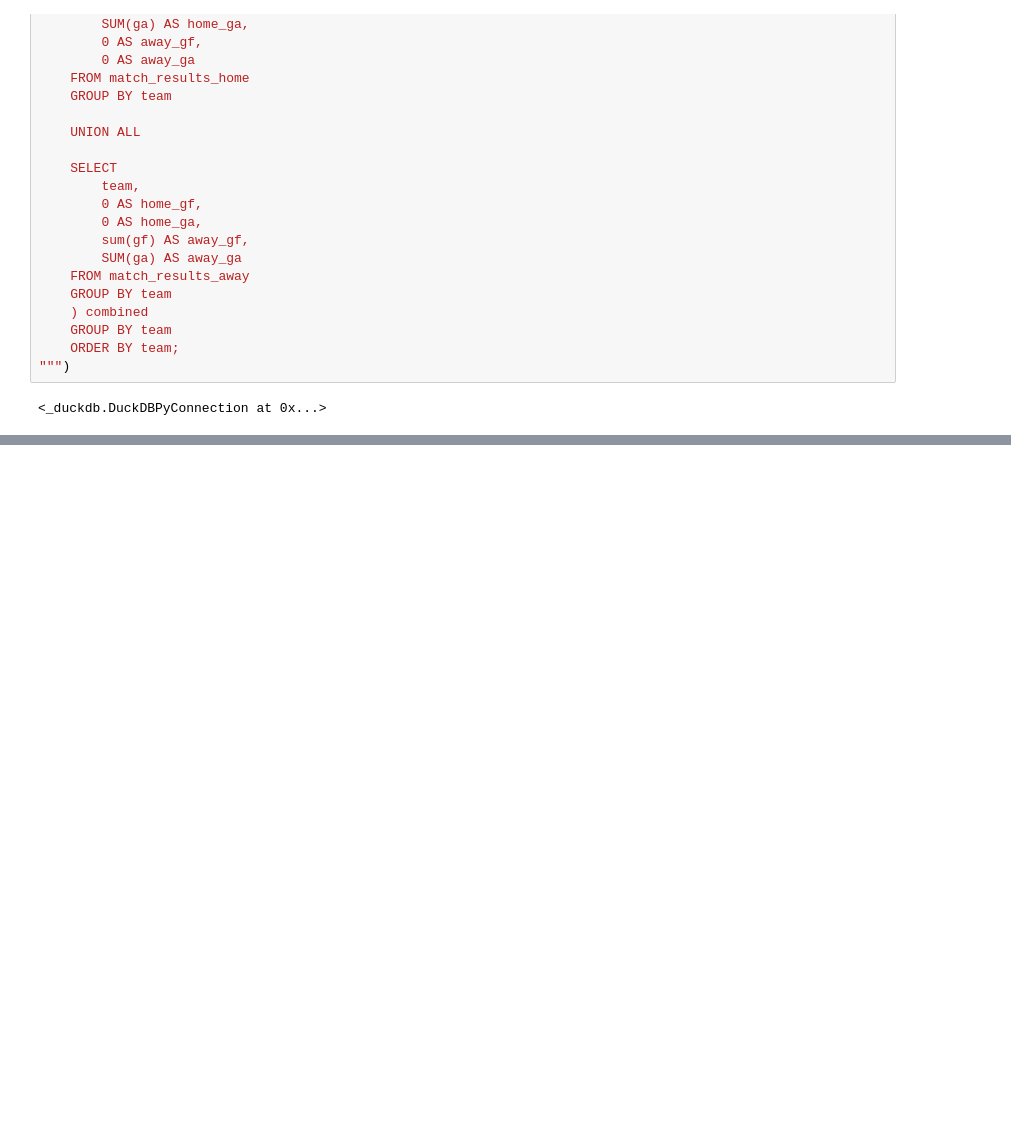
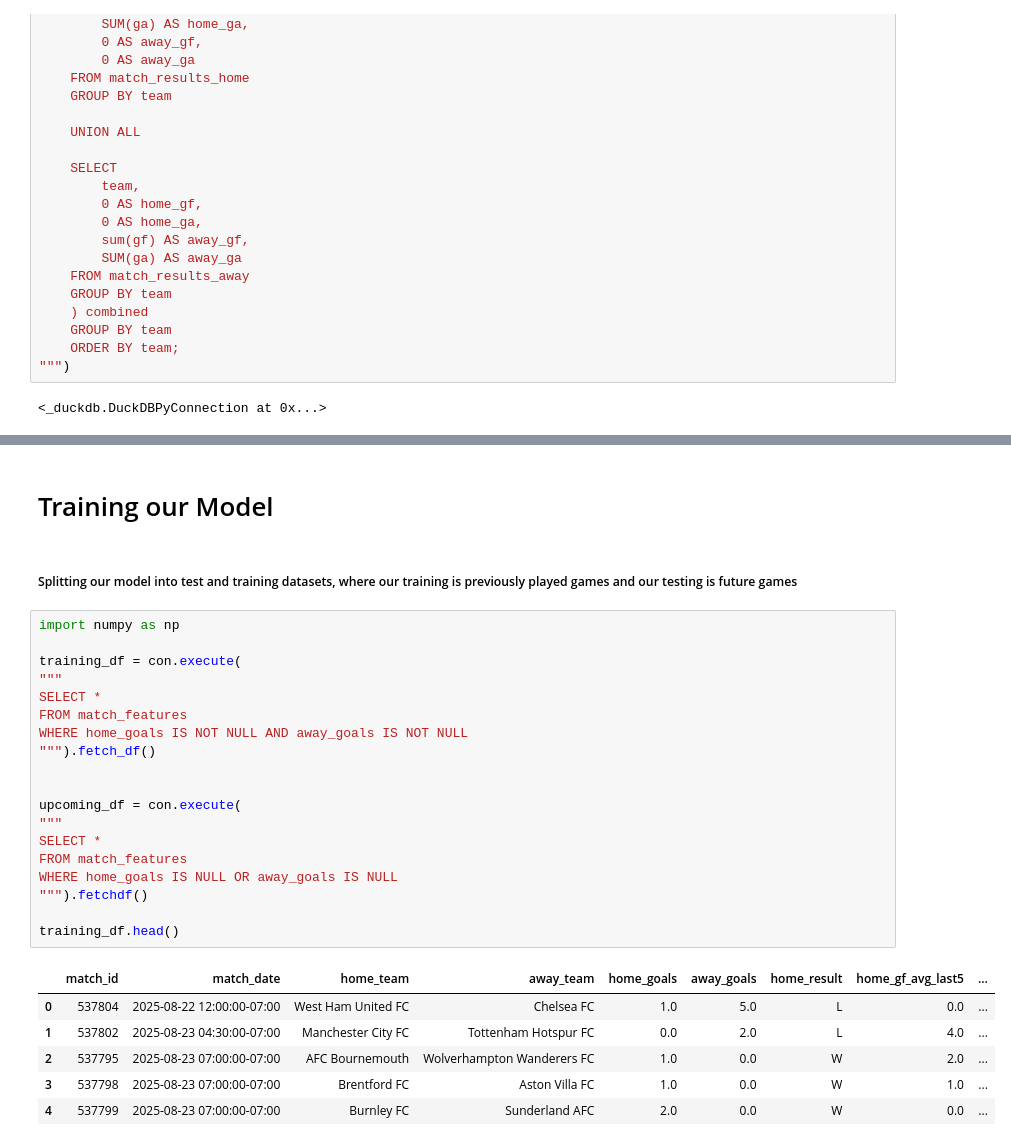
Before and after one commit to AryaAzari/EPL-Predictor, a Jupyter notebook: epl_predictor/notebooks/epl_predictor.ipynb, the cells around one changed output, grey strips where cells are left out. Drawn from its saved outputs; the diff is of its cells as text; blank space fills up the shorter version.

```diff
--- a/epl_predictor/notebooks/epl_predictor.ipynb
+++ b/epl_predictor/notebooks/epl_predictor.ipynb
@@ -419,0 +577,30 @@ print(matches_df.head())
+# %% [markdown]
+# Training our Model
+# %% [markdown]
+##### Splitting our model into test and training datasets, where our training is previously played games and our testing is future games
+# %%
+import numpy as np
+
+training_df = con.execute(
+"""
+SELECT *
+FROM match_features
+WHERE home_goals IS NOT NULL AND away_goals IS NOT NULL
+""").fetch_df()
+
+
+upcoming_df = con.execute(
+"""
+SELECT *
+FROM match_features
+WHERE home_goals IS NULL OR away_goals IS NULL
+""").fetchdf()
+
+training_df.head()
+# %% [output]
+|  | match_id | match_date | home_team | away_team | home_goals | away_goals | home_result | home_gf_avg_last5 | ... |
+| 0 | 537804 | 2025-08-22 12:00:00-07:00 | West Ham United FC | Chelsea FC | 1.0 | 5.0 | L | 0.0 | ... |
+| 1 | 537802 | 2025-08-23 04:30:00-07:00 | Manchester City FC | Tottenham Hotspur FC | 0.0 | 2.0 | L | 4.0 | ... |
+| 2 | 537795 | 2025-08-23 07:00:00-07:00 | AFC Bournemouth | Wolverhampton Wanderers FC | 1.0 | 0.0 | W | 2.0 | ... |
+| 3 | 537798 | 2025-08-23 07:00:00-07:00 | Brentford FC | Aston Villa FC | 1.0 | 0.0 | W | 1.0 | ... |
+| 4 | 537799 | 2025-08-23 07:00:00-07:00 | Burnley FC | Sunderland AFC | 2.0 | 0.0 | W | 0.0 | ... |
```
Also changed, not shown: parts of 22 cells of this notebook.
